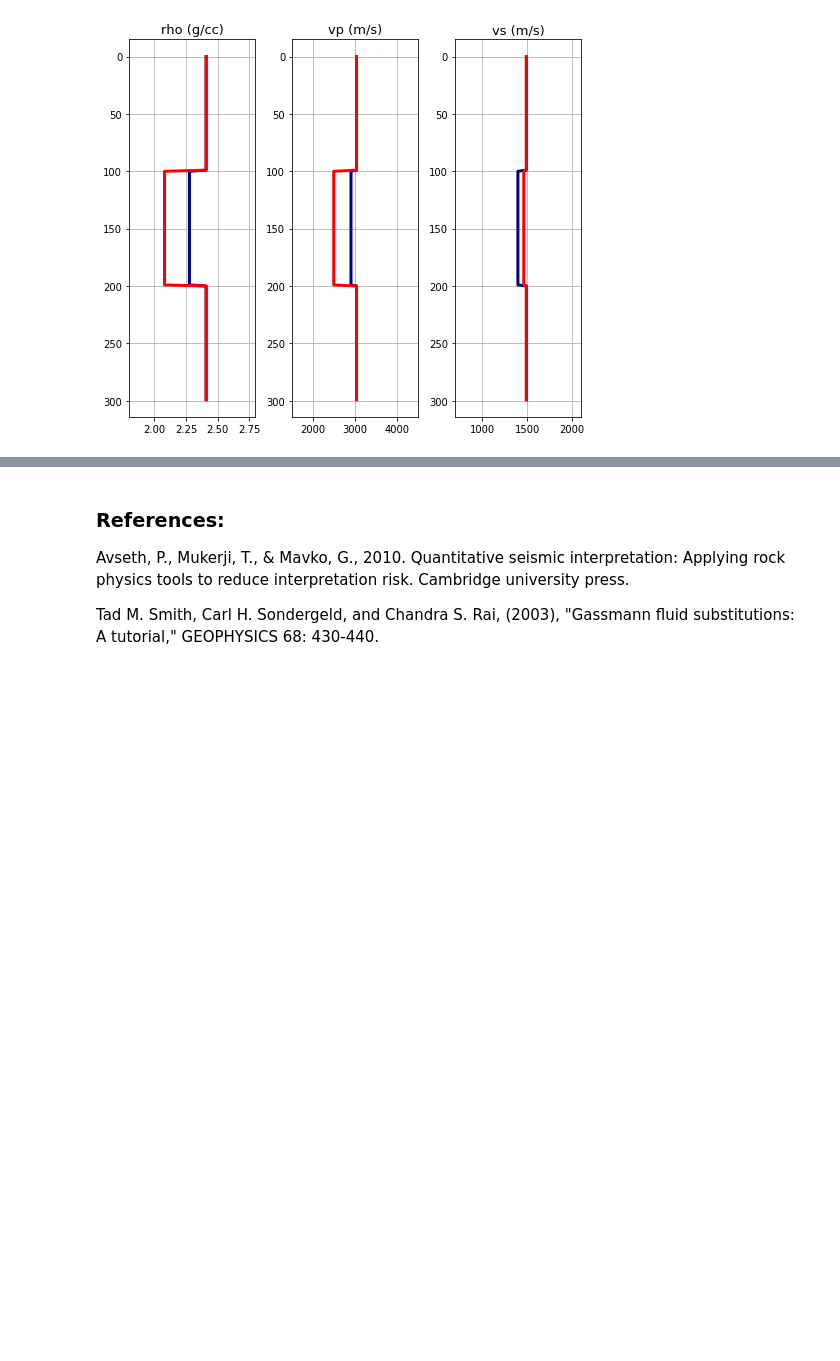
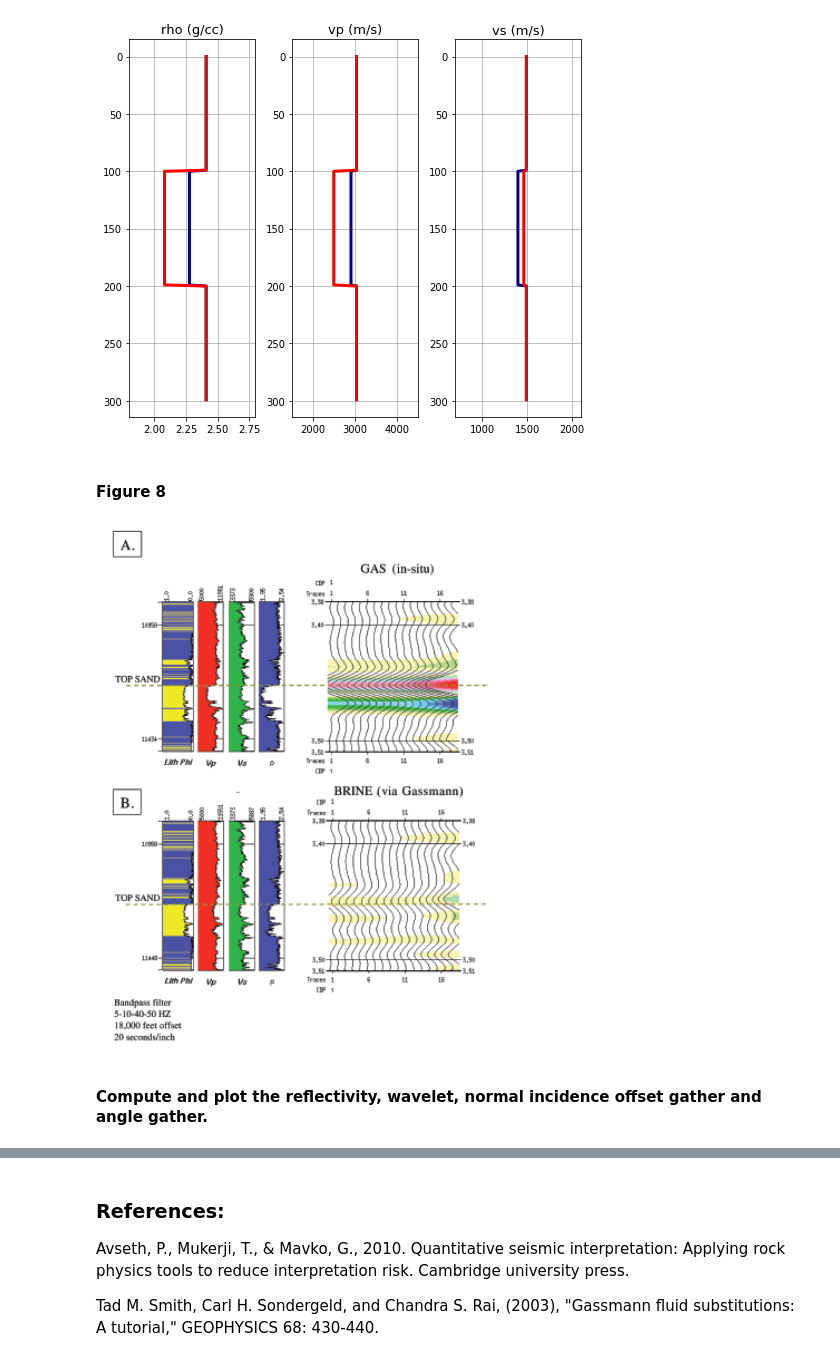
Before and after one commit to ffigura/avo, a Jupyter notebook: 1_synthetic/5_avo_synthetic.ipynb, the cells around one changed output, grey strips where cells are left out. Cells and saved outputs as stored; diff of their text form; code cells hidden in the pictures; blank space fills up the shorter version.

```diff
--- a/1_synthetic/5_avo_synthetic.ipynb
+++ b/1_synthetic/5_avo_synthetic.ipynb
@@ -123,3 +126,11 @@ plt.grid()
 plt.tight_layout()
 # %% [output]
 [figure]
+# %% [markdown]
+#### Figure 8
+# %%
+Image(filename='fig8_smith_2003_gassmann.png', width=400)
+# %% [output]
+[figure, added]
+# %% [markdown]
+#### Compute and plot the reflectivity, wavelet, normal incidence offset gather and angle gather.
```
Also changed, not shown: parts of 10 cells of this notebook.
